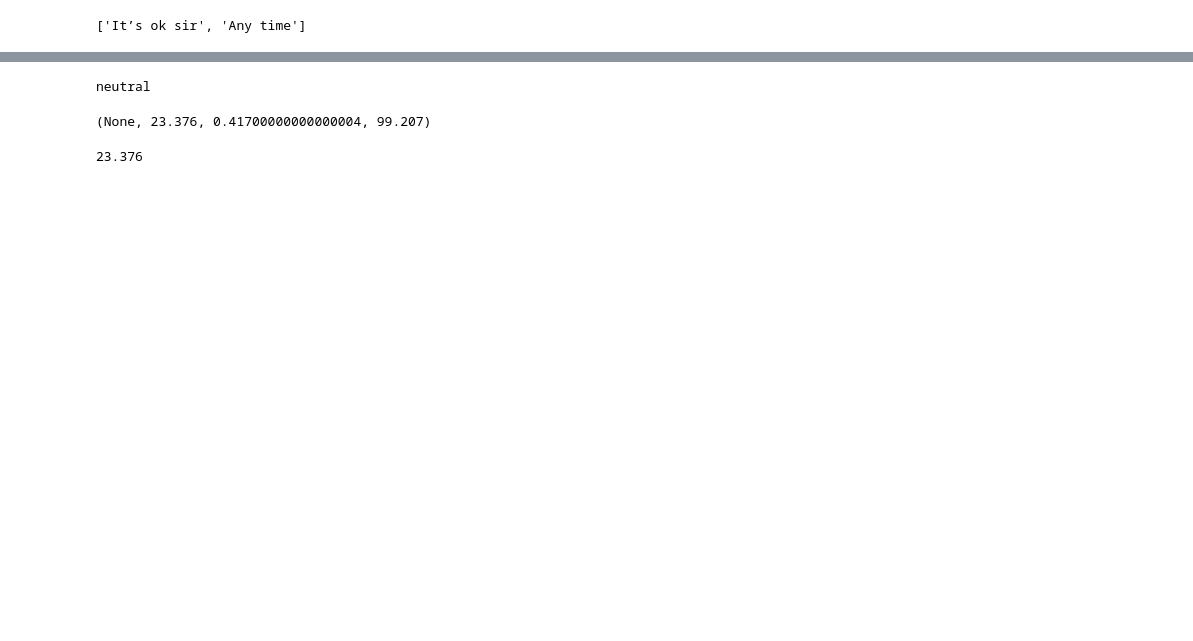
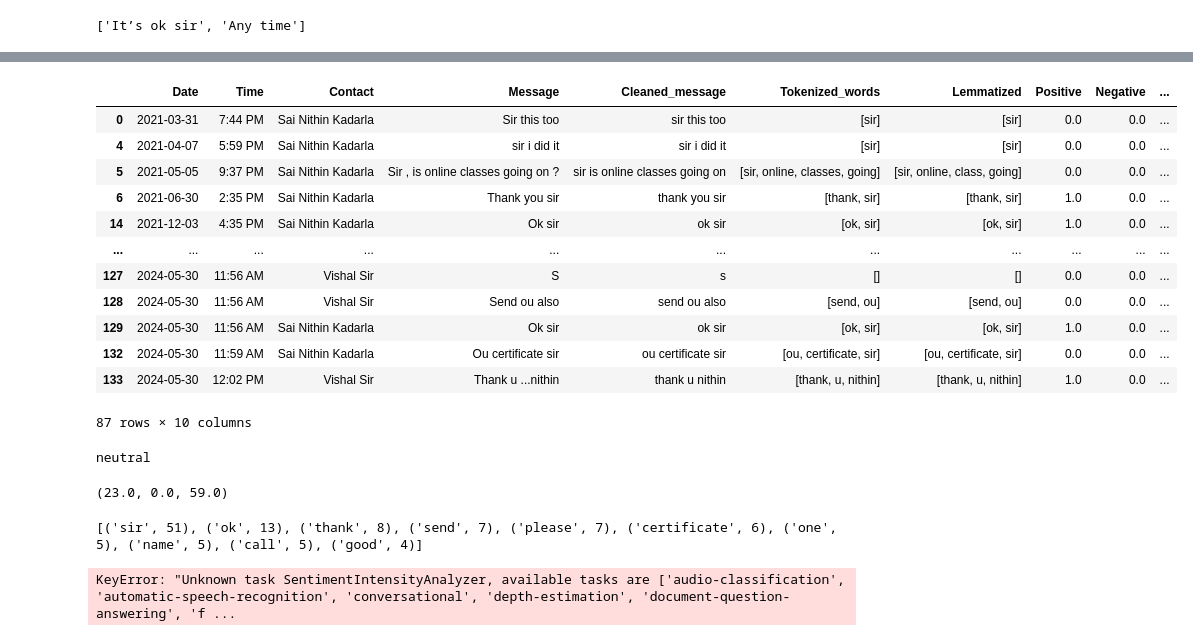
Before and after one commit to Sainithinkadarla/NLP_project, a Jupyter notebook: main.ipynb, the cells around one changed output, grey strips where cells are left out. Cells and saved outputs as stored; diff of their text form; code cells hidden in the pictures; blank space fills up the shorter version.

```diff
--- a/main.ipynb
+++ b/main.ipynb
@@ -112,0 +215,4 @@ KeyError: False
+# %%
+data["Positive"] = data["Positive"].apply(lambda x: np.ceil(x) if x - np.floor(x) >= 0.5 else np.floor(x))
+data["Negative"] = data["Negative"].apply(lambda x: np.ceil(x) if x - np.floor(x) >= 0.5 else np.floor(x))
+data["Neutral"] = data["Neutral"].apply(lambda x: np.ceil(x) if x - np.floor(x) >= 0.5 else np.floor(x))
@@ -113,3 +235,19 @@ KeyError: False
+# %%
+data
+# %% [output]
+|  | Date | Time | Contact | Message | Cleaned_message | Tokenized_words | Lemmatized | Positive | Negative | ... |
+| 0 | 2021-03-31 | 7:44 PM | Sai Nithin Kadarla | Sir this too | sir this too | [sir] | [sir] | 0.0 | 0.0 | ... |
+| 4 | 2021-04-07 | 5:59 PM | Sai Nithin Kadarla | sir i did it | sir i did it | [sir] | [sir] | 0.0 | 0.0 | ... |
+| 5 | 2021-05-05 | 9:37 PM | Sai Nithin Kadarla | Sir , is online classes going on ? | sir is online classes going on | [sir, online, classes, going] | [sir, online, class, going] | 0.0 | 0.0 | ... |
+| 6 | 2021-06-30 | 2:35 PM | Sai Nithin Kadarla | Thank you sir | thank you sir | [thank, sir] | [thank, sir] | 1.0 | 0.0 | ... |
+| 14 | 2021-12-03 | 4:35 PM | Sai Nithin Kadarla | Ok sir | ok sir | [ok, sir] | [ok, sir] | 1.0 | 0.0 | ... |
+| ... | ... | ... | ... | ... | ... | ... | ... | ... | ... | ... |
+| 127 | 2024-05-30 | 11:56 AM | Vishal Sir | S | s | [] | [] | 0.0 | 0.0 | ... |
+| 128 | 2024-05-30 | 11:56 AM | Vishal Sir | Send ou also | send ou also | [send, ou] | [send, ou] | 0.0 | 0.0 | ... |
+| 129 | 2024-05-30 | 11:56 AM | Sai Nithin Kadarla | Ok sir | ok sir | [ok, sir] | [ok, sir] | 1.0 | 0.0 | ... |
+| 132 | 2024-05-30 | 11:59 AM | Sai Nithin Kadarla | Ou certificate sir | ou certificate sir | [ou, certificate, sir] | [ou, certificate, sir] | 0.0 | 0.0 | ... |
+| 133 | 2024-05-30 | 12:02 PM | Vishal Sir | Thank u ...nithin | thank u nithin | [thank, u, nithin] | [thank, u, nithin] | 1.0 | 0.0 | ... |
+87 rows × 10 columns
 # %%
 pos = sum(data['Positive'])
 neg = sum(data['Negative'])
@@ -123,11 +261,23 @@ def score(a,b,c):
     else:
         print("neutral")
 
-score(pos, neg, neu), pos, neg, neu
+score(pos, neg, neu)
+
+pos, neg, neu
 # %% [output]
 neutral
-(None, 23.376, 0.41700000000000004, 99.207)
+(23.0, 0.0, 59.0)
-# %%
-pos
-# %% [output]
-23.376
+# %%
+combined_words = [word for sublist in data['Lemmatized'] for word in sublist]
+
+wordcounter = Counter(combined_words)
+common_words = wordcounter.most_common(10)
+print(common_words)
+# %% [output]
+[('sir', 51), ('ok', 13), ('thank', 8), ('send', 7), ('please', 7), ('certificate', 6), ('one', 5), ('name', 5), ('call', 5), ('good', 4)]
+# %%
+from transformers import pipeline
+senti_pipe = pipeline('SentimentIntensityAnalyzer')
+sentiments = senti_pipe(data["Message"])
+# %% [output]
+KeyError: "Unknown task SentimentIntensityAnalyzer, available tasks are ['audio-classification', 'automatic-speech-recognition', 'conversational', 'depth-estimation', 'document-question-answering', 'f ...
```
Also changed, not shown: parts of 14 cells of this notebook, 1 other file.
